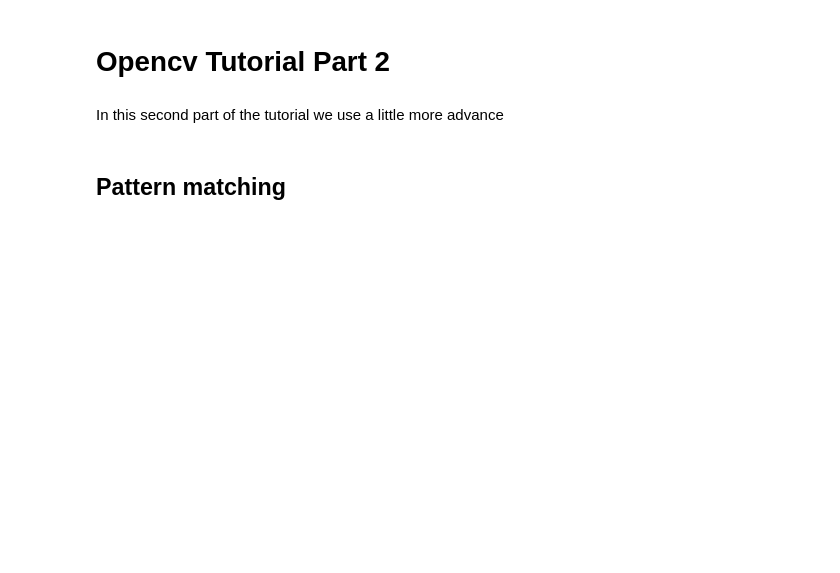
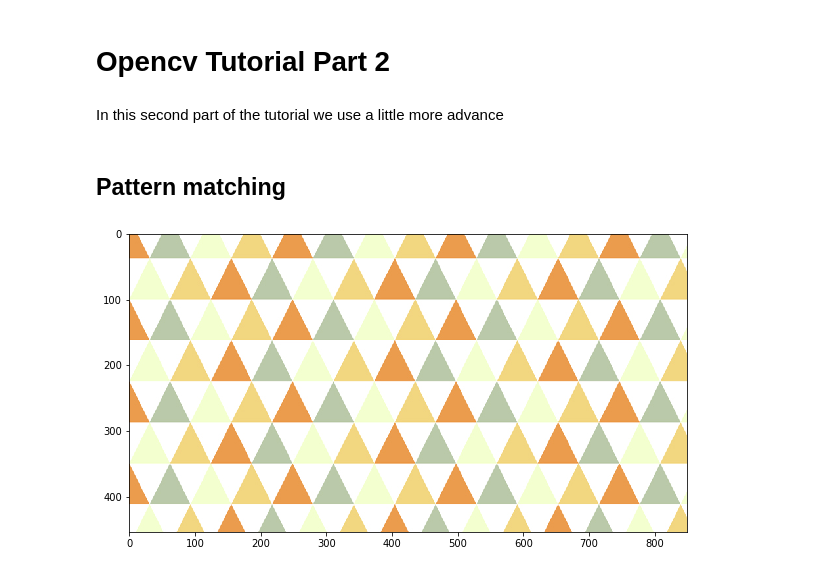
Before and after one commit to DatTobbes/OpenCV-Baiscs, a Jupyter notebook: opencv_tutorial_2.ipynb, the cells around one changed output. Drawn from its saved outputs; the diff is of its cells as text; code cells hidden in the pictures; blank space fills up the shorter version.

```diff
--- a/opencv_tutorial_2.ipynb
+++ b/opencv_tutorial_2.ipynb
@@ -20,3 +20,8 @@ def plot_image(image):
 IMAGE_DIR = './images/'
 # %% [markdown]
 ## Pattern matching
+# %%
+img = cv2.imread(IMAGE_DIR+'triangles.jpg')
+plot_image(img)
+# %% [output]
+[figure, added]
```
Also changed, not shown: parts of 13 cells of this notebook, 6 other files.
